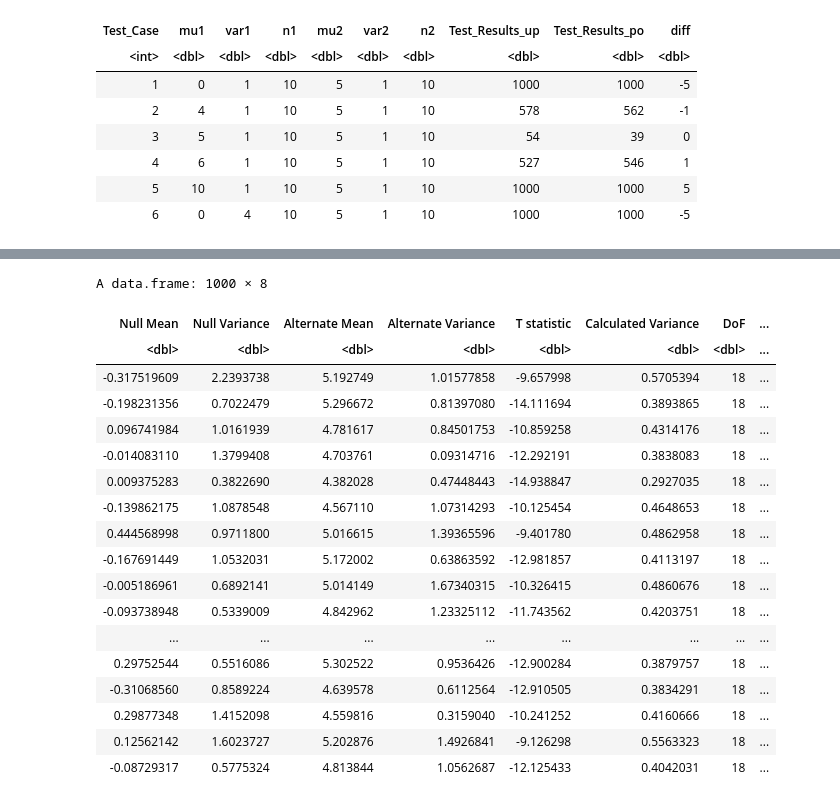
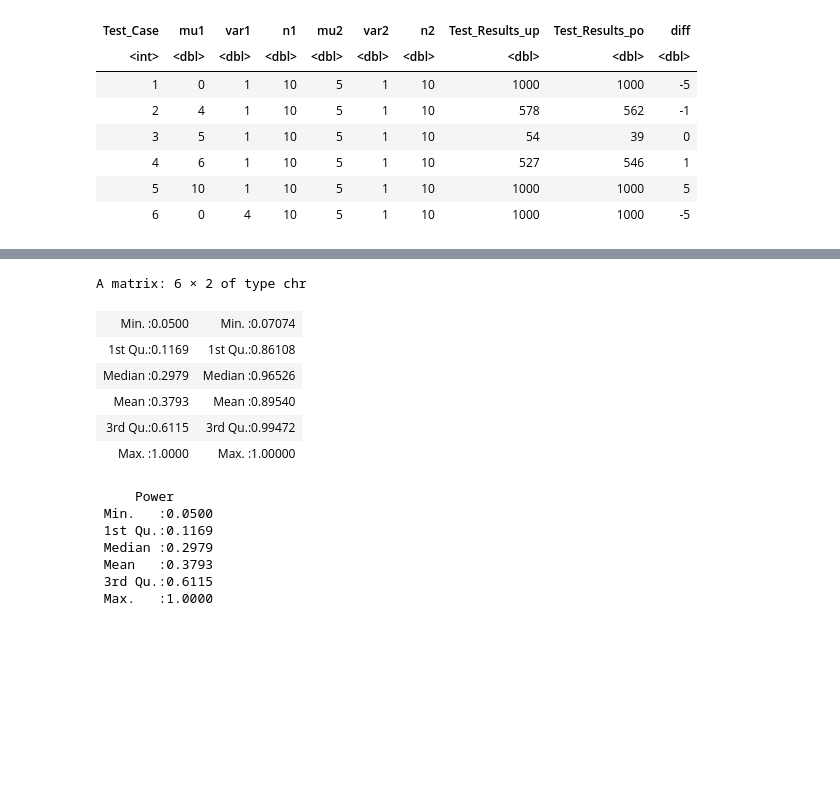
Before and after one commit to hkopanski/502_final_project, a Jupyter notebook: 502_Project.ipynb, the cells around one changed output, grey strips where cells are left out. Saved outputs shown, nothing was run; the diff lists cells and outputs as text; code cells hidden in the pictures; blank space fills up the shorter version.

```diff
--- a/502_Project.ipynb
+++ b/502_Project.ipynb
@@ -988,22 +1017,21 @@ A data.frame: 1000 × 8
-# %%
-do.call(sim_test, as.list(as.numeric(c(df_combo[i,], pooled = TRUE))))
-# %% [output]
-A data.frame: 1000 × 8
-| Null Mean | Null Variance | Alternate Mean | Alternate Variance | T statistic | Calculated Variance | DoF | ... |
-| <dbl> | <dbl> | <dbl> | <dbl> | <dbl> | <dbl> | <dbl> | ... |
-| -0.317519609 | 2.2393738 | 5.192749 | 1.01577858 | -9.657998 | 0.5705394 | 18 | ... |
-| -0.198231356 | 0.7022479 | 5.296672 | 0.81397080 | -14.111694 | 0.3893865 | 18 | ... |
-| 0.096741984 | 1.0161939 | 4.781617 | 0.84501753 | -10.859258 | 0.4314176 | 18 | ... |
-| -0.014083110 | 1.3799408 | 4.703761 | 0.09314716 | -12.292191 | 0.3838083 | 18 | ... |
-| 0.009375283 | 0.3822690 | 4.382028 | 0.47448443 | -14.938847 | 0.2927035 | 18 | ... |
-| -0.139862175 | 1.0878548 | 4.567110 | 1.07314293 | -10.125454 | 0.4648653 | 18 | ... |
-| 0.444568998 | 0.9711800 | 5.016615 | 1.39365596 | -9.401780 | 0.4862958 | 18 | ... |
-| -0.167691449 | 1.0532031 | 5.172002 | 0.63863592 | -12.981857 | 0.4113197 | 18 | ... |
-| -0.005186961 | 0.6892141 | 5.014149 | 1.67340315 | -10.326415 | 0.4860676 | 18 | ... |
-| -0.093738948 | 0.5339009 | 4.842962 | 1.23325112 | -11.743562 | 0.4203751 | 18 | ... |
-| ... | ... | ... | ... | ... | ... | ... | ... |
-| 0.29752544 | 0.5516086 | 5.302522 | 0.9536426 | -12.900284 | 0.3879757 | 18 | ... |
-| -0.31068560 | 0.8589224 | 4.639578 | 0.6112564 | -12.910505 | 0.3834291 | 18 | ... |
-| 0.29877348 | 1.4152098 | 4.559816 | 0.3159040 | -10.241252 | 0.4160666 | 18 | ... |
-| 0.12562142 | 1.6023727 | 5.202876 | 1.4926841 | -9.126298 | 0.5563323 | 18 | ... |
-| -0.08729317 | 0.5775324 | 4.813844 | 1.0562687 | -12.125433 | 0.4042031 | 18 | ... |
+# %%
+cbind(unname(summary(test_results[[9]]["Power"])),
+      unname(summary(test_results[[129]]["Power"])))
+# %% [output]
+A matrix: 6 × 2 of type chr
+| Min. :0.0500 | Min. :0.07074 |
+| 1st Qu.:0.1169 | 1st Qu.:0.86108 |
+| Median :0.2979 | Median :0.96526 |
+| Mean :0.3793 | Mean :0.89540 |
+| 3rd Qu.:0.6115 | 3rd Qu.:0.99472 |
+| Max. :1.0000 | Max. :1.00000 |
+# %%
+summary(test_results[[9]]["Power"])
+# %% [output]
+     Power
+ Min.   :0.0500
+ 1st Qu.:0.1169
+ Median :0.2979
+ Mean   :0.3793
+ 3rd Qu.:0.6115
+ Max.   :1.0000
```
Also changed, not shown: parts of 18 cells of this notebook, 3 other files.
